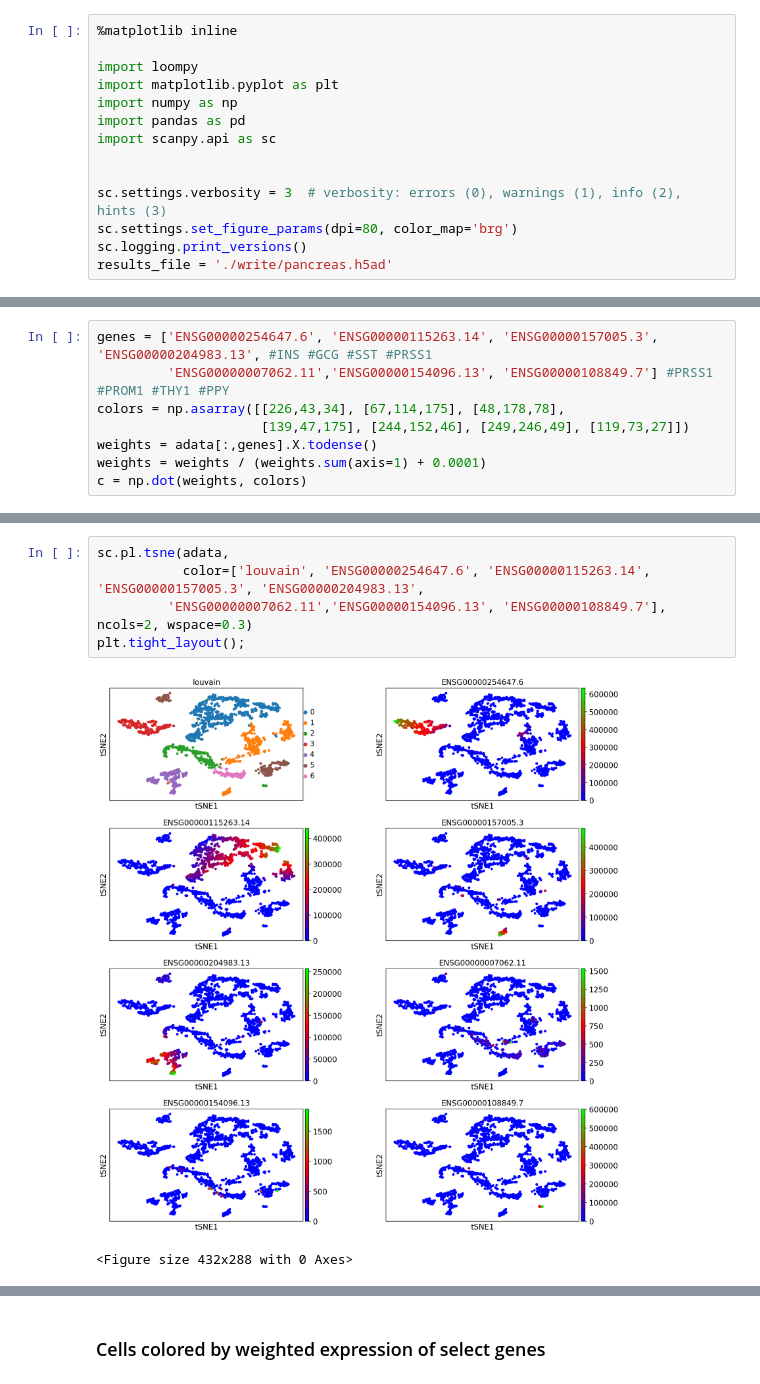
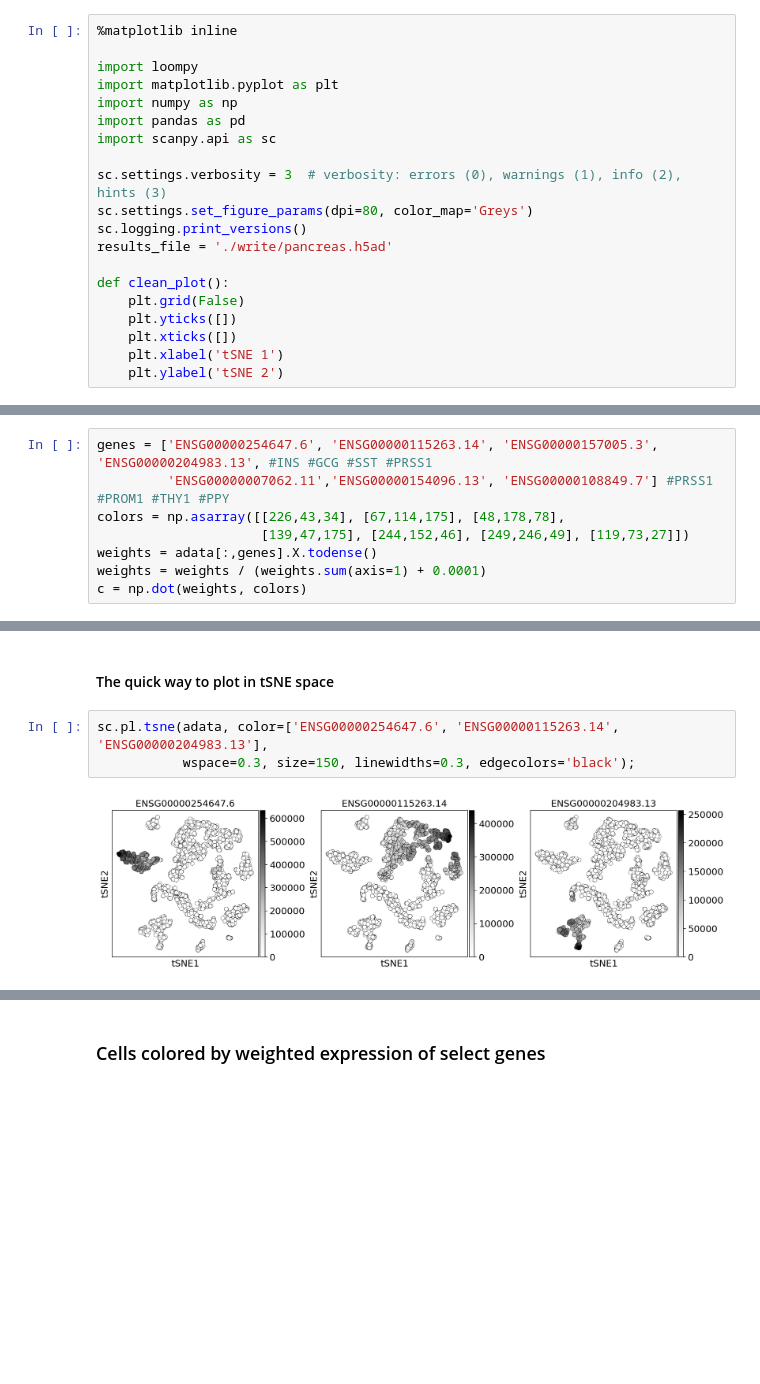
Before and after one commit to GenevieveHaliburton/scratch, a Jupyter notebook: hca_demo_scanpy.ipynb, the cells around one changed output, grey strips where cells are left out. Saved outputs shown, nothing was run; the diff lists cells and outputs as text; blank space fills up the shorter version.

Commit message:
pretty figures

```diff
--- a/hca_demo_scanpy.ipynb
+++ b/hca_demo_scanpy.ipynb
@@ -20,11 +22,17 @@ import numpy as np
 import pandas as pd
 import scanpy.api as sc
 
-
 sc.settings.verbosity = 3  # verbosity: errors (0), warnings (1), info (2), hints (3)
-sc.settings.set_figure_params(dpi=80, color_map='brg')
+sc.settings.set_figure_params(dpi=80, color_map='Greys')
 sc.logging.print_versions()
 results_file = './write/pancreas.h5ad'
+
+def clean_plot():
+    plt.grid(False)
+    plt.yticks([])
+    plt.xticks([])
+    plt.xlabel('tSNE 1')
+    plt.ylabel('tSNE 2')
 # %% [output]
 scanpy==1.3.2 anndata==0.6.12 numpy==1.14.6 scipy==1.1.0 pandas==0.23.4 scikit-learn==0.20.0 statsmodels==0.9.0 python-igraph==0.7.1 louvain==0.6.1
 # %% [markdown]
@@ -130,11 +140,10 @@ Shown below:
 - PROM1: ENSG00000007062.11
 - THY1: ENSG00000154096.13
 - PPY: ENSG00000108849.7
+# %% [markdown]
+#### The quick way to plot in tSNE space
 # %%
-sc.pl.tsne(adata,
-           color=['louvain', 'ENSG00000254647.6', 'ENSG00000115263.14', 'ENSG00000157005.3', 'ENSG00000204983.13',
-         'ENSG00000007062.11','ENSG00000154096.13', 'ENSG00000108849.7'], ncols=2, wspace=0.3)
-plt.tight_layout();
+sc.pl.tsne(adata, color=['ENSG00000254647.6', 'ENSG00000115263.14', 'ENSG00000204983.13'],
+           wspace=0.3, size=150, linewidths=0.3, edgecolors='black');
 # %% [output]
-[figure, old version]
+[figure, new version]
-<Figure size 432x288 with 0 Axes>
```
Also changed, not shown: parts of 7 cells of this notebook.
